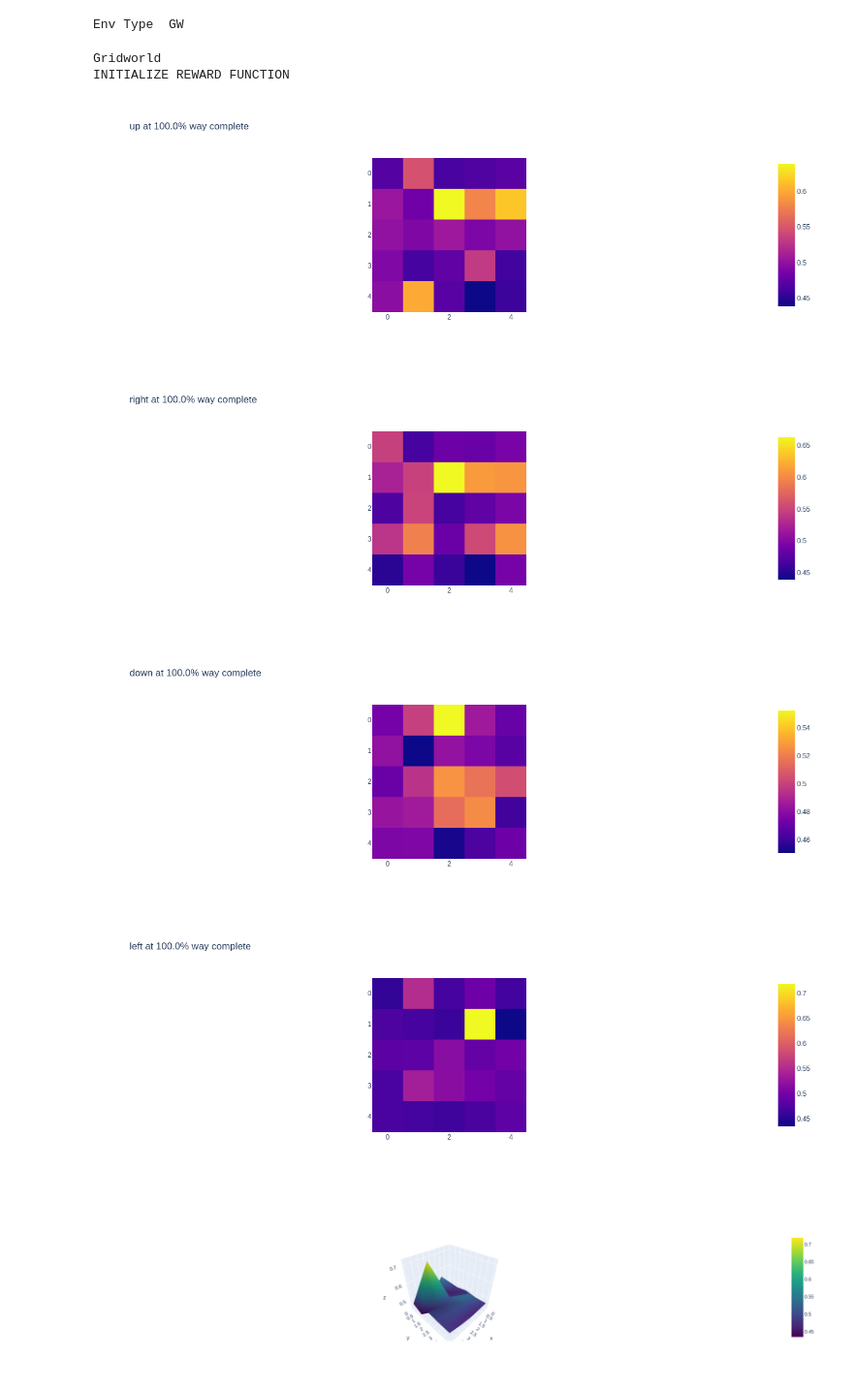
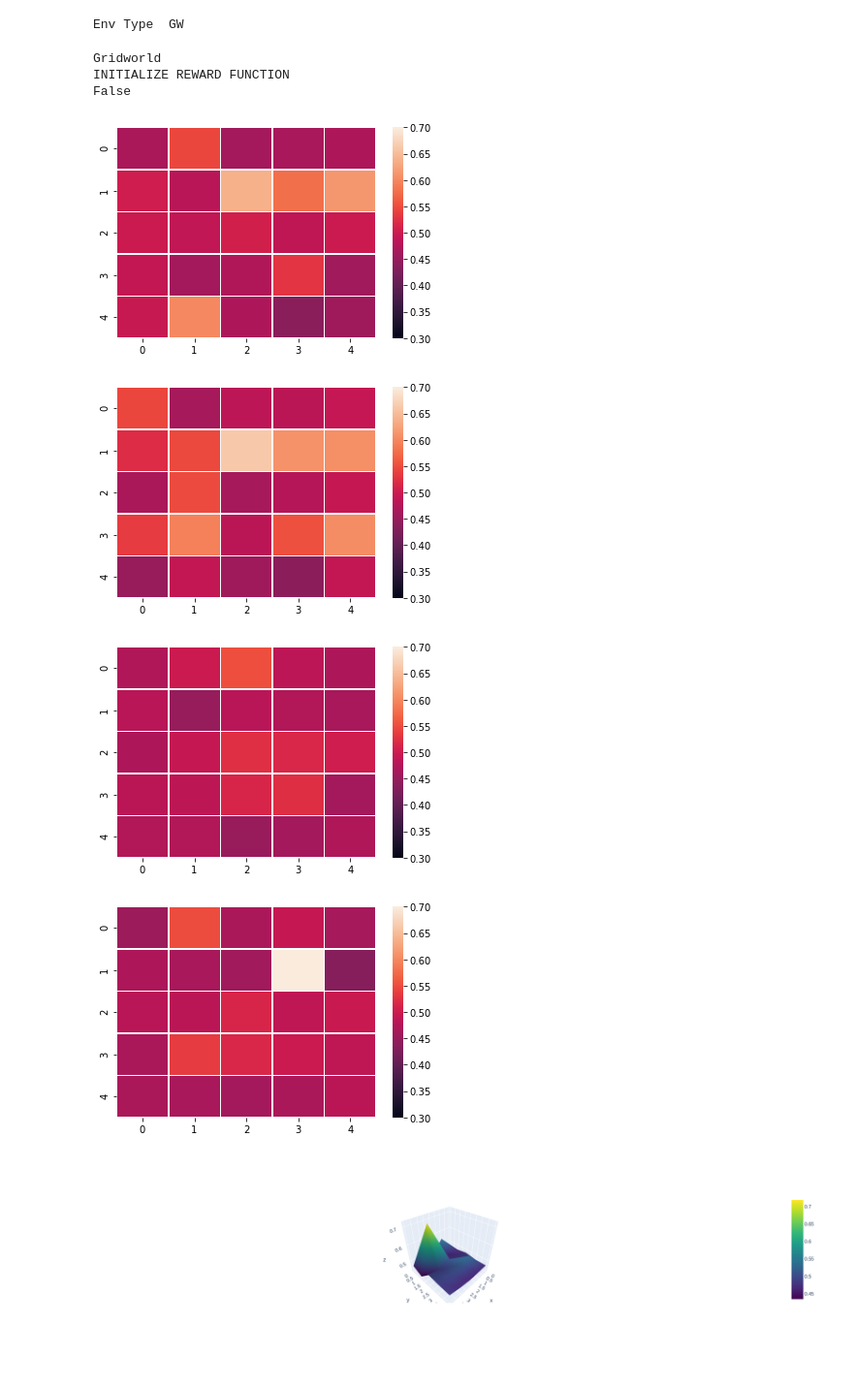
Before and after one commit to mfclinton/implicit_reward_optimization, a Jupyter notebook: new_rl_research_dir/saved_results/plot_functions.ipynb, the cells around one changed output. Shown at 97% size. Saved outputs shown, nothing was run; the diff lists cells and outputs as text; code cells hidden in the pictures; blank space fills up the shorter version.

```diff
--- a/new_rl_research_dir/saved_results/plot_functions.ipynb
+++ b/new_rl_research_dir/saved_results/plot_functions.ipynb
@@ -54,6 +55,7 @@ if env_type == "GW":
 
     r_func = RewardFunc()
     r_func.init(config)
+    print(r_func.aux_reward)
     g_func = GammaFunc()
     g_func.init(config)
 
@@ -70,41 +72,45 @@ if env_type == "GW":
         Y = []
         R = []
         G = []
 
         for y in range(width):
             for x in range(width):
                 pos = torch.tensor([[x,y]])
                 onehot = basis(pos)
 
                 a = torch.zeros(1,env.action_space.n)
                 a[0,a_idx] = 1
 
                 r = r_func(pos, onehot, action = a)
                 g = g_func(onehot, action = a)
     #                 print(g)
 
 #                 cur_offsets = offsets[a_idx]
 
                 X.append(x)
                 Y.append(y)
                 R.append(r[0].detach().numpy())
                 G.append(g[0].detach().numpy())
 
 
 #         fig = go.Figure(data=[go.Mesh3d(x=X, y=Y, z=R, opacity=1.0, intensity=R, colorscale='Viridis')])
         actions = ["up", "right", "down", "left"]
         fig_title = f"{actions[a_idx]} at {float(model_percentage) * 100}% way complete"
-        fig = px.imshow(np.array(G).reshape(5,5), title=fig_title)
-#         fig.update_yaxes(autorange="reversed")
-        fig.show()
-        fig.write_image(f"{path}/gamma_outputs/{fig_title}.png")
+
+#         plt.imshow(np.array(G).reshape(5,5), cmap='hot', interpolation='nearest')
+#         plt.show()
+        ax = sns.heatmap(np.array(G).reshape(5,5), linewidth=0.5, vmin=.3, vmax=.7)
+#         ax.set_title(fig_title)
+        plt.show()
+        ax.figure.savefig(f"{path}/gamma_outputs/{fig_title}.png")
 # %% [output]
 Gridworld
 INITIALIZE REWARD FUNCTION
+False
-[figure, old version]
+[figure, new version]
-[figure, old version]
+[figure, new version]
-[figure, old version]
+[figure, new version]
-[figure, old version]
+[figure, new version]
 # %%
 # fig = go.Figure(data=[go.Mesh3d(x=X, y=Y, z=R, opacity=1.0, intensity=R, colorscale='Viridis')])
 fig = go.Figure(data=[go.Mesh3d(x=X, y=Y, z=G, opacity=1.0, intensity=G, colorscale='Viridis')])
```
Also changed, not shown: parts of 1 cell of this notebook.
